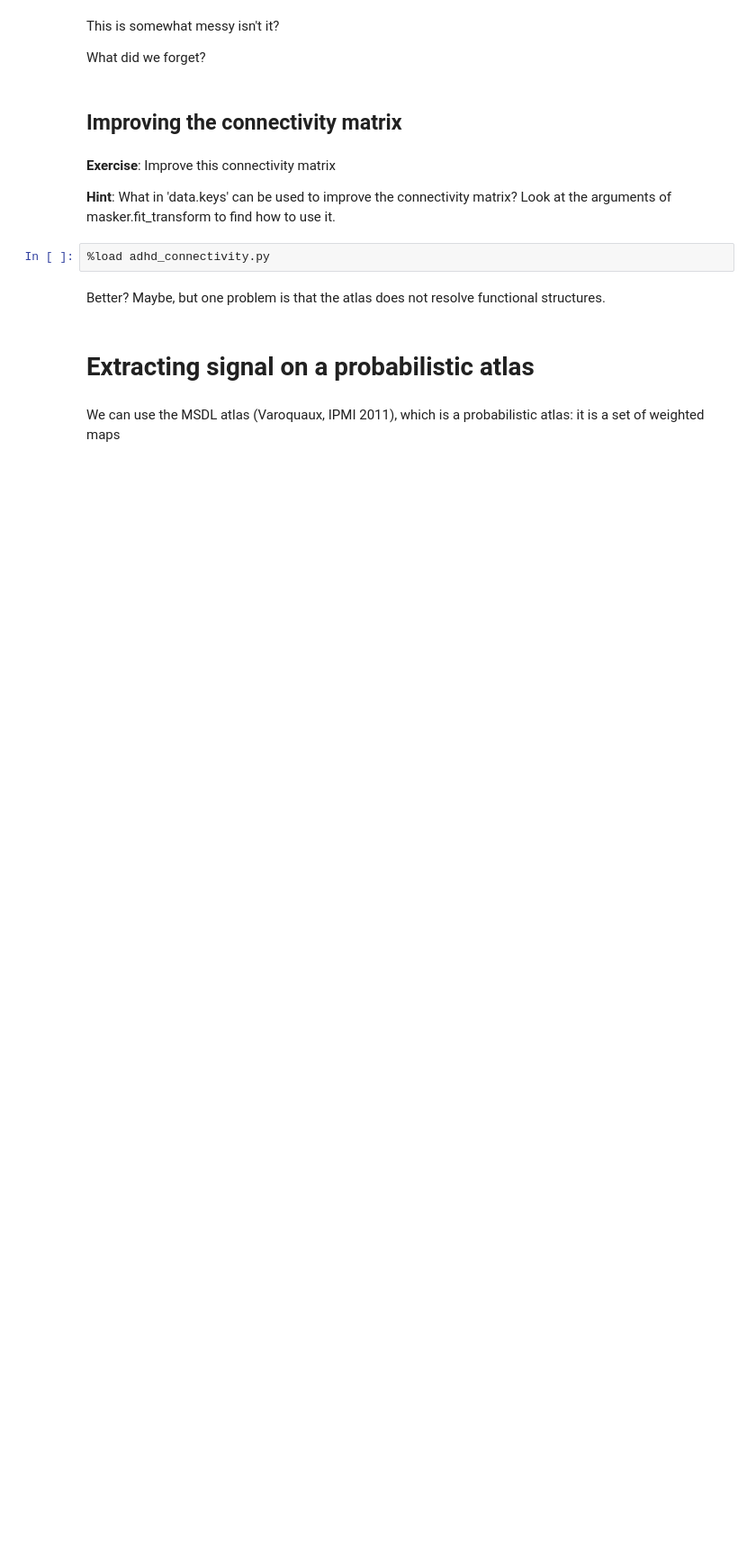
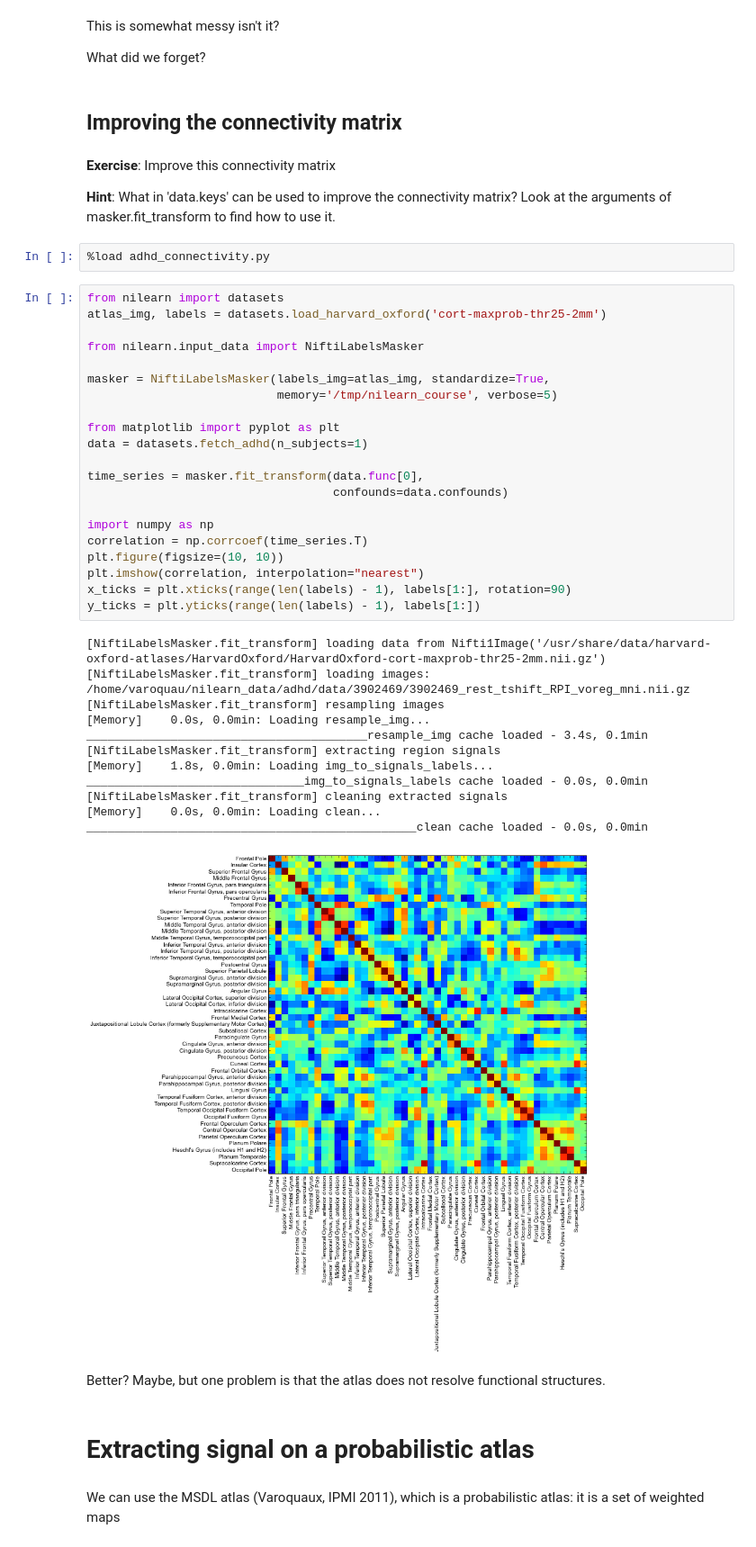
Before and after one commit to Arthurkorn/nilearn_course, a Jupyter notebook: rendered_notebooks/2_signal_extraction_for_connectomes.ipynb, the cells around one changed output. Shown: that part at 90% size. Drawn from its saved outputs; the diff is of its cells as text; blank space fills up the shorter version.

```diff
--- a/rendered_notebooks/2_signal_extraction_for_connectomes.ipynb
+++ b/rendered_notebooks/2_signal_extraction_for_connectomes.ipynb
@@ -83,6 +83,40 @@ What did we forget?
 **Hint**: What in 'data.keys' can be used to improve the connectivity matrix? Look at the arguments of masker.fit_transform to find how to use it.
 # %%
 %load adhd_connectivity.py
+# %%
+from nilearn import datasets
+atlas_img, labels = datasets.load_harvard_oxford('cort-maxprob-thr25-2mm')
+
+from nilearn.input_data import NiftiLabelsMasker
+
+masker = NiftiLabelsMasker(labels_img=atlas_img, standardize=True,
+                           memory='/tmp/nilearn_course', verbose=5)
+
+from matplotlib import pyplot as plt
+data = datasets.fetch_adhd(n_subjects=1)
+
+time_series = masker.fit_transform(data.func[0],
+                                   confounds=data.confounds)
+
+import numpy as np
+correlation = np.corrcoef(time_series.T)
+plt.figure(figsize=(10, 10))
+plt.imshow(correlation, interpolation="nearest")
+x_ticks = plt.xticks(range(len(labels) - 1), labels[1:], rotation=90)
+y_ticks = plt.yticks(range(len(labels) - 1), labels[1:])
+# %% [output]
+[NiftiLabelsMasker.fit_transform] loading data from Nifti1Image('/usr/share/data/harvard-oxford-atlases/HarvardOxford/HarvardOxford-cort-maxprob-thr25-2mm.nii.gz')
+[NiftiLabelsMasker.fit_transform] loading images: /home/varoquau/nilearn_data/adhd/data/3902469/3902469_rest_tshift_RPI_voreg_mni.nii.gz
+[NiftiLabelsMasker.fit_transform] resampling images
+[Memory]    0.0s, 0.0min: Loading resample_img...
+________________________________________resample_img cache loaded - 3.4s, 0.1min
+[NiftiLabelsMasker.fit_transform] extracting region signals
+[Memory]    1.8s, 0.0min: Loading img_to_signals_labels...
+_______________________________img_to_signals_labels cache loaded - 0.0s, 0.0min
+[NiftiLabelsMasker.fit_transform] cleaning extracted signals
+[Memory]    0.0s, 0.0min: Loading clean...
+_______________________________________________clean cache loaded - 0.0s, 0.0min
+[figure, added]
 # %% [markdown]
 Better? Maybe, but one problem is that the atlas does not resolve functional structures.
 # %% [markdown]
```
Also changed, not shown: parts of 5 cells of this notebook, 4 other files.
